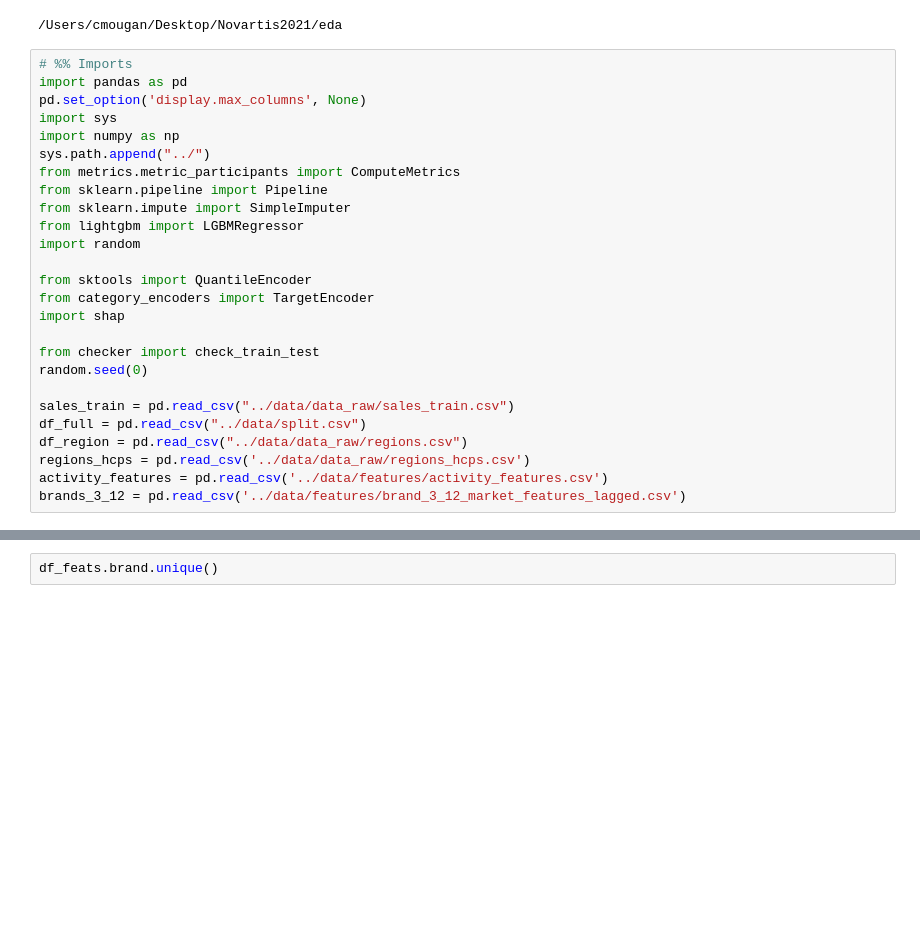
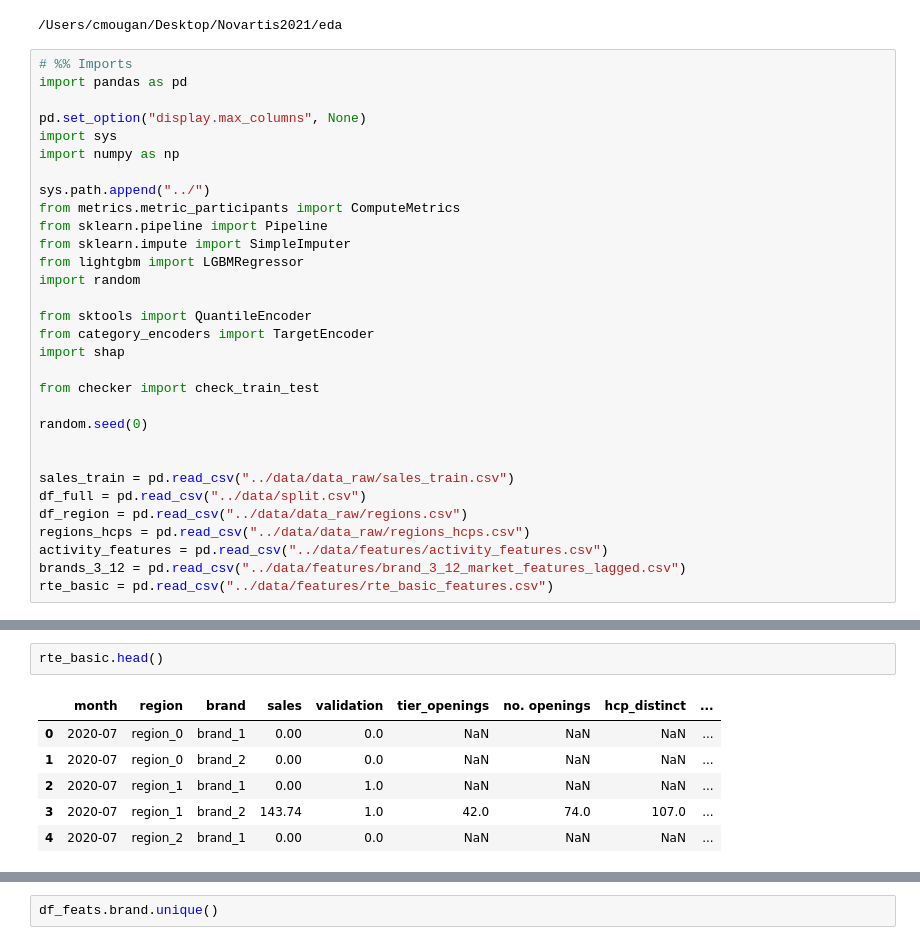
Before and after one commit to cmougan/Novartis2021, a Jupyter notebook: EDA.ipynb, the cells around one changed output, grey strips where cells are left out. Drawn from its saved outputs; the diff is of its cells as text; blank space fills up the shorter version.

```diff
--- a/EDA.ipynb
+++ b/EDA.ipynb
@@ -5,9 +5,11 @@ cd eda
 # %%
 # %% Imports
 import pandas as pd
-pd.set_option('display.max_columns', None)
+
+pd.set_option("display.max_columns", None)
 import sys
 import numpy as np
+
 sys.path.append("../")
 from metrics.metric_participants import ComputeMetrics
 from sklearn.pipeline import Pipeline
@@ -20,11 +22,14 @@ from category_encoders import TargetEncoder
 import shap
 
 from checker import check_train_test
+
 random.seed(0)
+
 
 sales_train = pd.read_csv("../data/data_raw/sales_train.csv")
 df_full = pd.read_csv("../data/split.csv")
 df_region = pd.read_csv("../data/data_raw/regions.csv")
-regions_hcps = pd.read_csv('../data/data_raw/regions_hcps.csv')
-activity_features = pd.read_csv('../data/features/activity_features.csv')
-brands_3_12 = pd.read_csv('../data/features/brand_3_12_market_features_lagged.csv')
+regions_hcps = pd.read_csv("../data/data_raw/regions_hcps.csv")
+activity_features = pd.read_csv("../data/features/activity_features.csv")
+brands_3_12 = pd.read_csv("../data/features/brand_3_12_market_features_lagged.csv")
+rte_basic = pd.read_csv("../data/features/rte_basic_features.csv")
@@ -30,0 +86,9 @@ brands_3_12 = pd.read_csv('../data/features/brand_3_12_market_features_lagged.cs
+# %%
+rte_basic.head()
+# %% [output]
+|  | month | region | brand | sales | validation | tier_openings | no. openings | hcp_distinct | ... |
+| 0 | 2020-07 | region_0 | brand_1 | 0.00 | 0.0 | NaN | NaN | NaN | ... |
+| 1 | 2020-07 | region_0 | brand_2 | 0.00 | 0.0 | NaN | NaN | NaN | ... |
+| 2 | 2020-07 | region_1 | brand_1 | 0.00 | 1.0 | NaN | NaN | NaN | ... |
+| 3 | 2020-07 | region_1 | brand_2 | 143.74 | 1.0 | 42.0 | 74.0 | 107.0 | ... |
+| 4 | 2020-07 | region_2 | brand_1 | 0.00 | 0.0 | NaN | NaN | NaN | ... |
```
Also changed, not shown: parts of 24 cells of this notebook, 2 other files.
